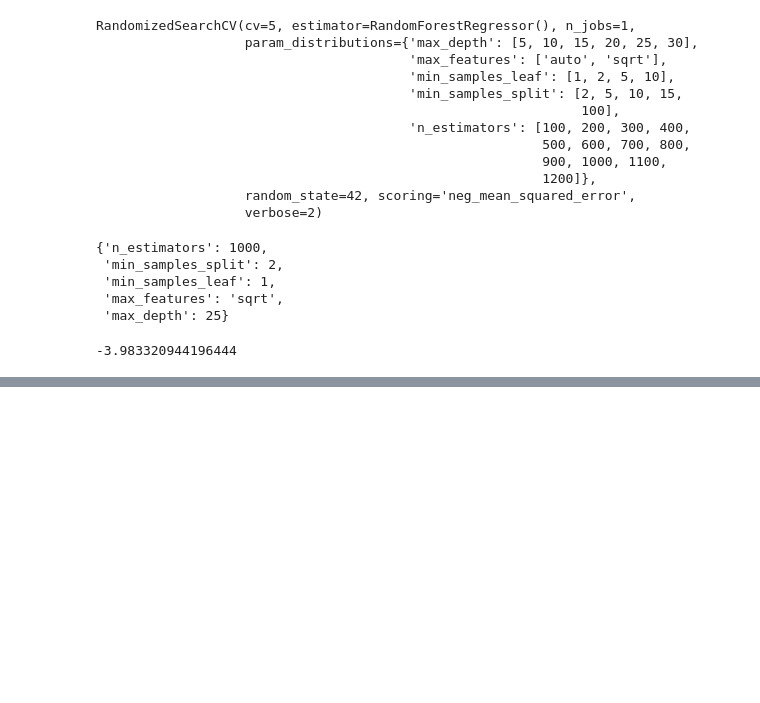
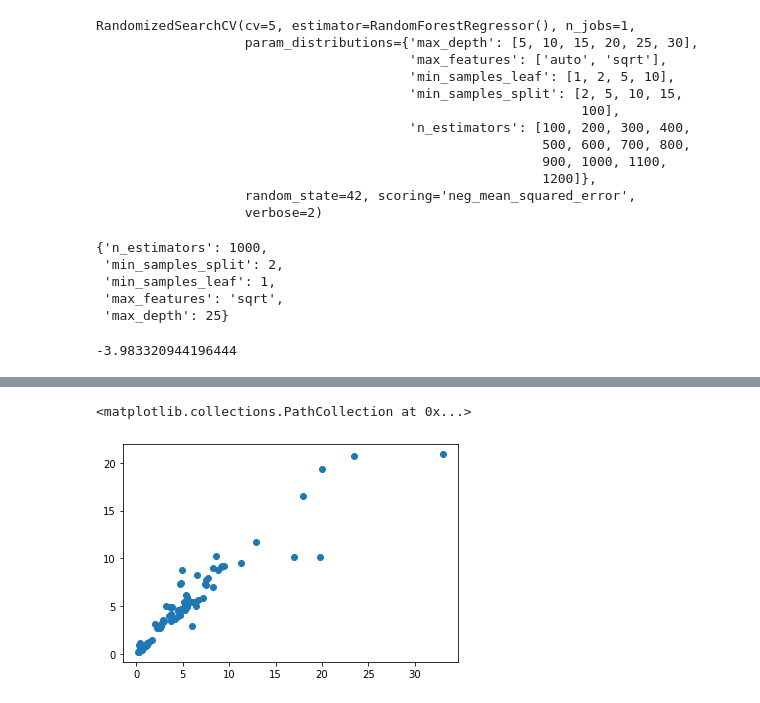
Before and after one commit to shreyasd2301/Kaggle-Projects, a Jupyter notebook: Vehicle_dataset/Untitled.ipynb, the cells around one changed output, grey strips where cells are left out. Drawn from its saved outputs; the diff is of its cells as text; code cells hidden in the pictures; blank space fills up the shorter version.

```diff
--- a/Vehicle_dataset/Untitled.ipynb
+++ b/Vehicle_dataset/Untitled.ipynb
@@ -331,0 +338,5 @@ rf_random.best_score_
+# %%
+plt.scatter(y_test,predictions)
+# %% [output]
+<matplotlib.collections.PathCollection at 0x...>
+[figure, added]
```
Also changed, not shown: parts of 1 cell of this notebook, 3 other files.
